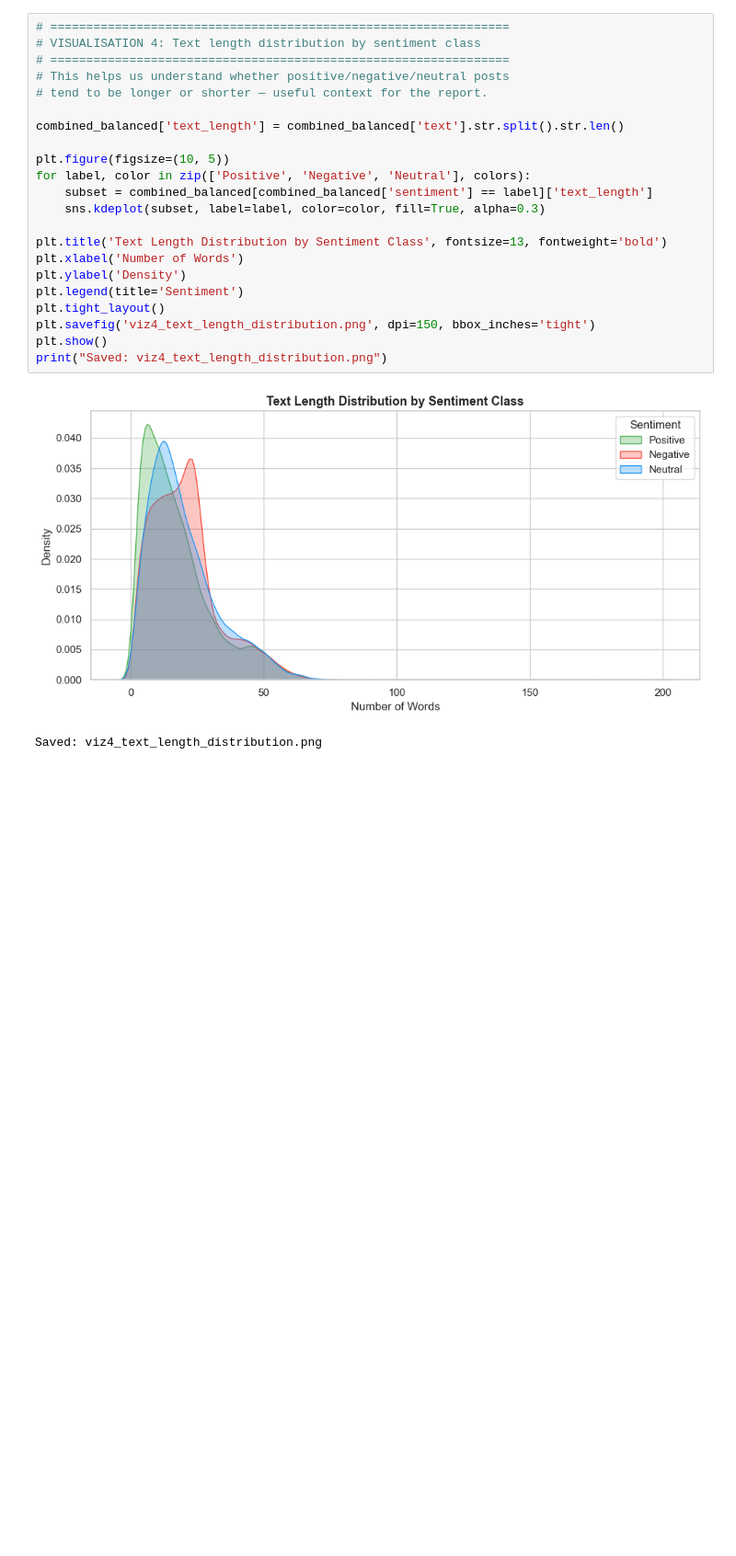
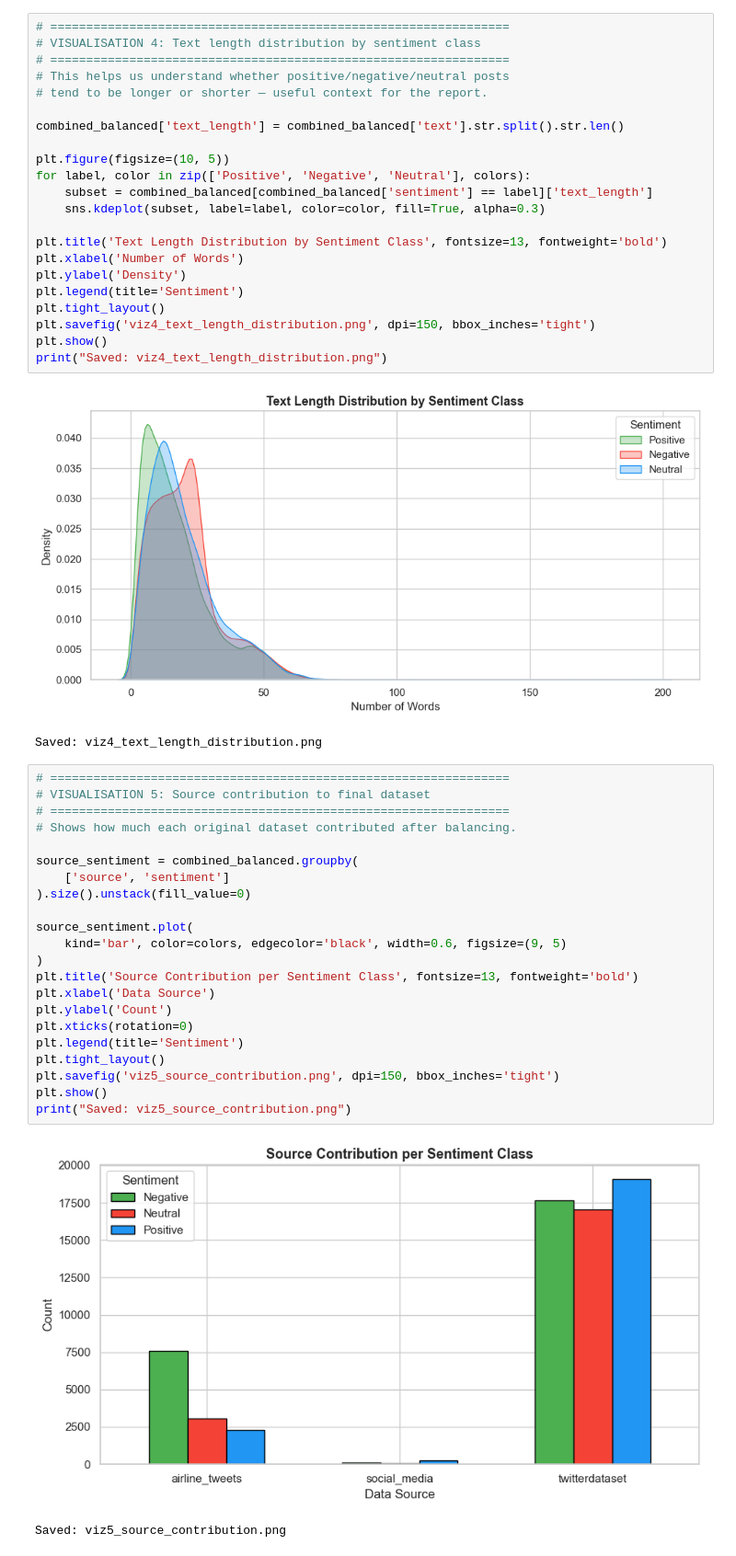
Before and after one commit to Tagoole/Sentiment-Analysis-Project-with-Domain-Shift---GROUP-K, a Jupyter notebook: notebooks/data_cleaning.ipynb, the cells around one changed output. Shown at 92% size. Drawn from its saved outputs; the diff is of its cells as text; blank space fills up the shorter version.

Commit message:
Added sentiment class contribution to the final dataset

```diff
--- a/notebooks/data_cleaning.ipynb
+++ b/notebooks/data_cleaning.ipynb
@@ -463,3 +463,28 @@ print("Saved: viz4_text_length_distribution.png")
 # %% [output]
 [figure]
 Saved: viz4_text_length_distribution.png
+# %%
+# ================================================================
+# VISUALISATION 5: Source contribution to final dataset
+# ================================================================
+# Shows how much each original dataset contributed after balancing.
+
+source_sentiment = combined_balanced.groupby(
+    ['source', 'sentiment']
+).size().unstack(fill_value=0)
+
+source_sentiment.plot(
+    kind='bar', color=colors, edgecolor='black', width=0.6, figsize=(9, 5)
+)
+plt.title('Source Contribution per Sentiment Class', fontsize=13, fontweight='bold')
+plt.xlabel('Data Source')
+plt.ylabel('Count')
+plt.xticks(rotation=0)
+plt.legend(title='Sentiment')
+plt.tight_layout()
+plt.savefig('viz5_source_contribution.png', dpi=150, bbox_inches='tight')
+plt.show()
+print("Saved: viz5_source_contribution.png")
+# %% [output]
+[figure, added]
+Saved: viz5_source_contribution.png
```
Also changed, not shown: 1 other file.
